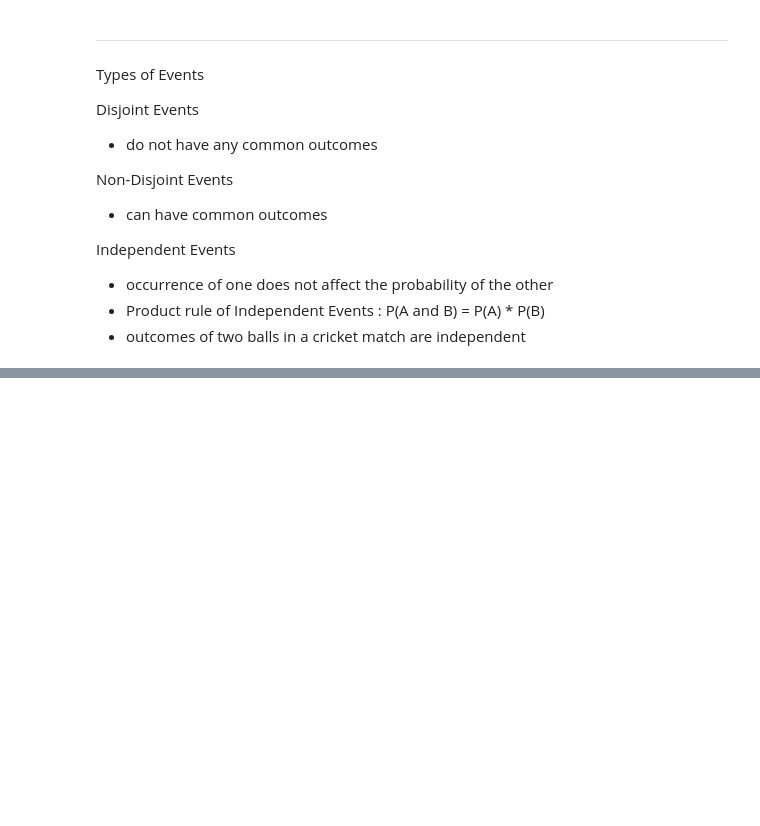
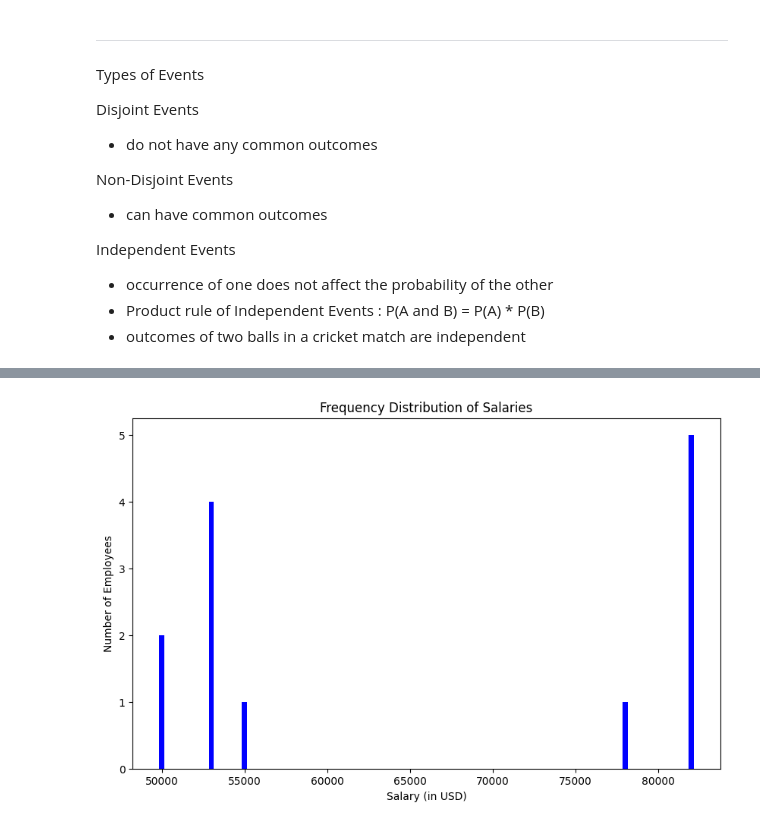
Before and after one commit to vvtrip/python_ds_course, a Jupyter notebook: 01_Prerequisites/02_probability_and_its_usecases.ipynb, the cells around one changed output, grey strips where cells are left out. Drawn from its saved outputs; the diff is of its cells as text; code cells hidden in the pictures; blank space fills up the shorter version.

Commit message:
adds frequency distribution example

```diff
--- a/01_Prerequisites/02_probability_and_its_usecases.ipynb
+++ b/01_Prerequisites/02_probability_and_its_usecases.ipynb
@@ -39,0 +59,18 @@ Independent Events
+# %%
+# Data preparation
+salaries = [55000, 50000, 53000, 78000, 82000]
+frequencies = [1, 2, 4, 1, 5]
+
+# Plotting
+plt.figure(figsize=(10, 6))
+plt.bar(salaries, frequencies, color='blue', width=300)
+
+# Adding titles and labels
+plt.title('Frequency Distribution of Salaries')
+plt.xlabel('Salary (in USD)')
+plt.ylabel('Number of Employees')
+
+# Show the plot
+plt.show()
+# %% [output]
+[figure, added]
```
Also changed, not shown: parts of 7 cells of this notebook.
